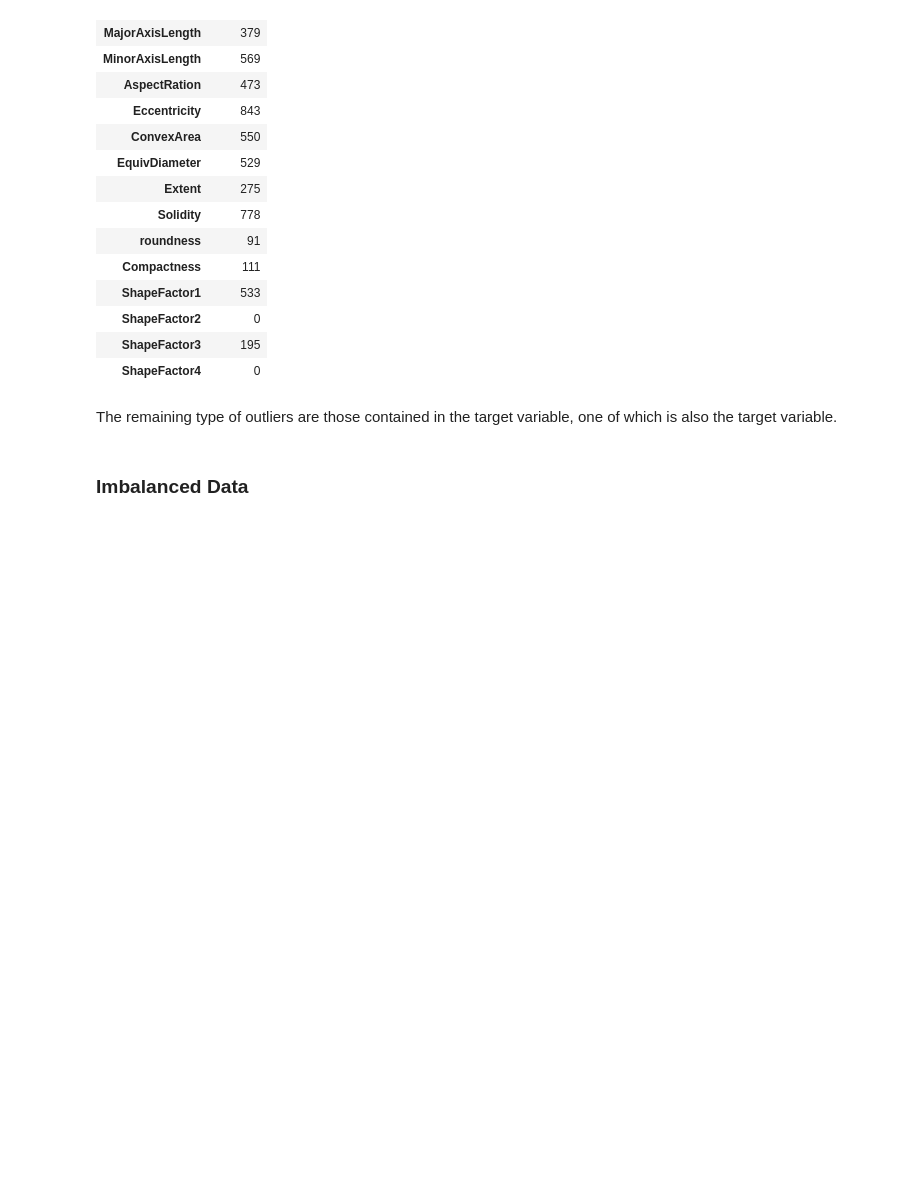
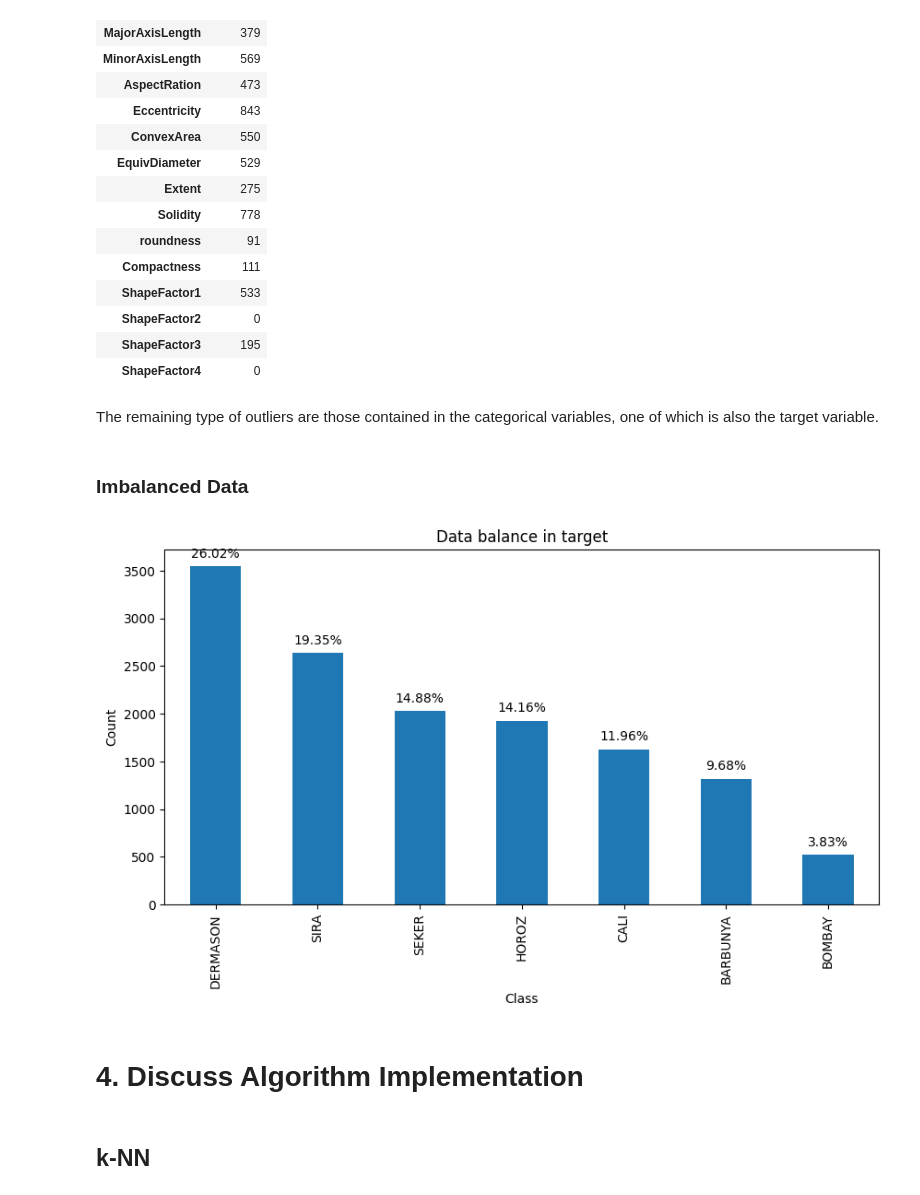
Before and after one commit to MaxiMillionare/ML-Assignment-1, a Jupyter notebook: assignment_1.ipynb, the cells around one changed output. Cells and saved outputs as stored; diff of their text form; code cells hidden in the pictures; blank space fills up the shorter version.

Commit message:
Added matplotlib to requirements, and created an outline for the rest of the sections.

```diff
--- a/assignment_1.ipynb
+++ b/assignment_1.ipynb
@@ -162,4 +163,4 @@ df_outliers
 | ShapeFactor3 | 195 |
 | ShapeFactor4 | 0 |
 # %% [markdown]
-The remaining type of outliers are those contained in the target variable, one of which is also the target variable.
+The remaining type of outliers are those contained in the categorical variables, one of which is also the target variable.
@@ -166,2 +169,28 @@ The remaining type of outliers are those contained in the target variable, one o
 # %% [markdown]
 ### Imbalanced Data
+# %%
+# View Data balance in target using bar plot
+
+import matplotlib.pyplot as plt
+
+# View Data balance in target using bar plot
+plt.figure(figsize=(10, 5))
+ax = df['Class'].value_counts().plot(kind='bar')
+plt.title('Data balance in target')
+plt.xlabel('Class')
+plt.ylabel('Count')
+
+# Calculate percentages
+total = len(df['Class'])
+for p in ax.patches:
+    percentage = f'{100 * p.get_height() / total:.2f}%'
+    ax.annotate(percentage, (p.get_x() + p.get_width() / 2., p.get_height()),
+                ha='center', va='center', xytext=(0, 10), textcoords='offset points')
+
+plt.show()
+# %% [output]
+[figure, added]
+# %% [markdown]
+# 4. Discuss Algorithm Implementation
+# %% [markdown]
+## k-NN
```
Also changed, not shown: parts of 14 cells of this notebook, 1 other file.
